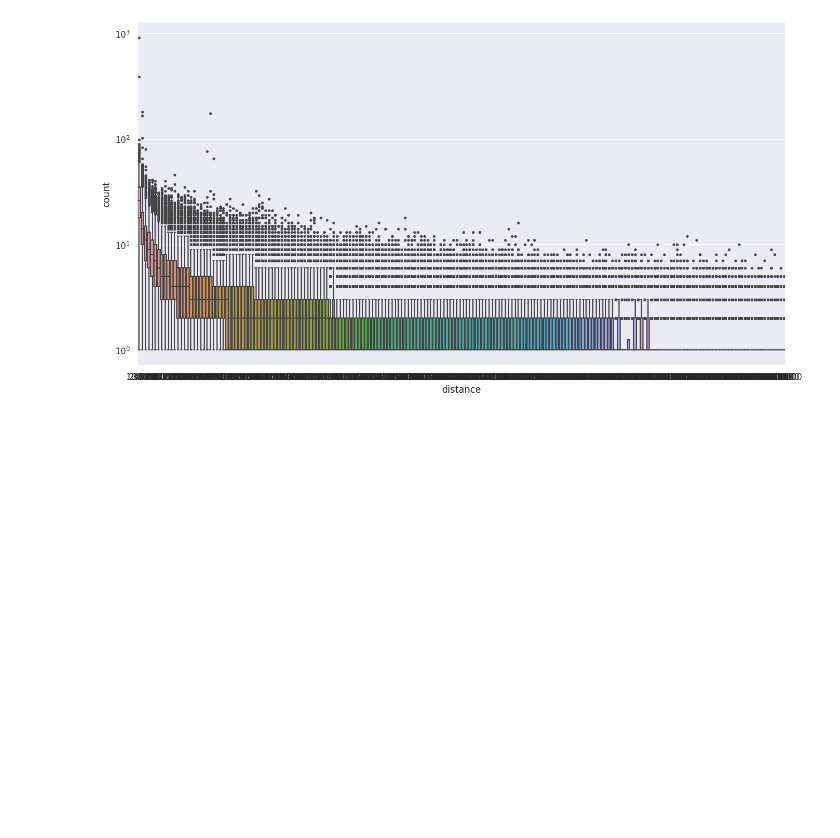
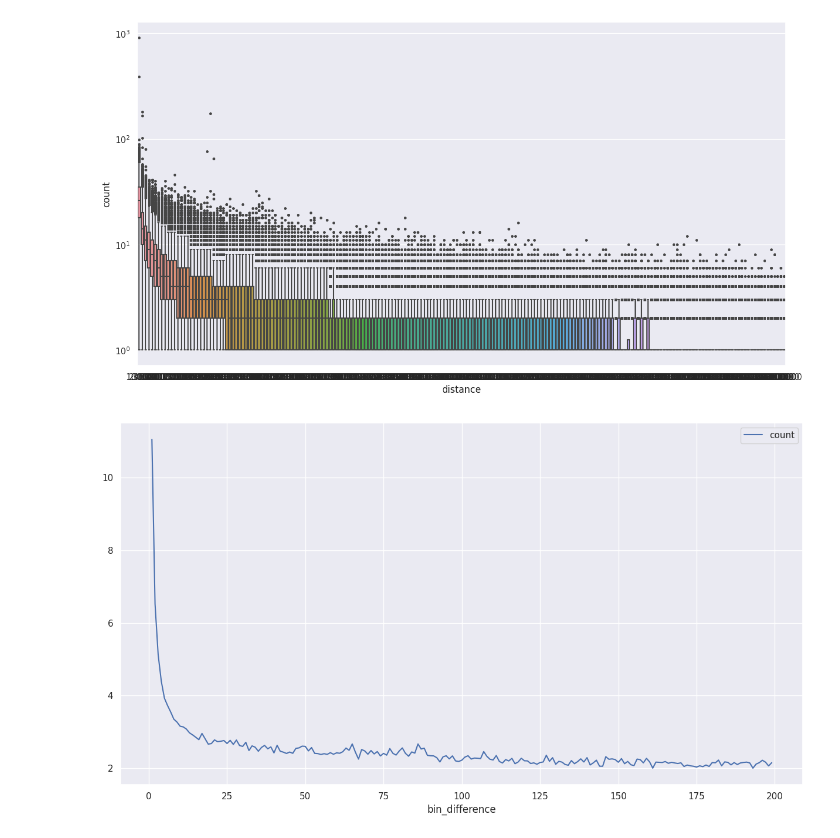
Before and after one commit to leomorelli/HiCONA, a Jupyter notebook: Reworked/parameter_testing/mean_vs_median_per_chrom.ipynb, the cells around one changed output. Drawn from its saved outputs; the diff is of its cells as text; code cells hidden in the pictures; blank space fills up the shorter version.

```diff
--- a/Reworked/parameter_testing/mean_vs_median_per_chrom.ipynb
+++ b/Reworked/parameter_testing/mean_vs_median_per_chrom.ipynb
@@ -10,7 +10,7 @@ import seaborn as sns
 # %% [markdown]
 Load data
 # %%
-DATA_PATH = "../test_files/split_mcools/fileRao_2014_HUVEC_res10000_chromchr10_filt0"
+DATA_PATH = "../test_files/chrY_4gb_test.csv"
 test_data = pd.read_csv(DATA_PATH)
 # %% [markdown]
 Compute ticks for histograms
@@ -81,3 +81,12 @@ _ = sns.boxplot(data=test_data, x="distance", y="count", flierprops={"marker":".
 plt.yscale('log')
 # %% [output]
 [figure]
+# %%
+test_data["bin_difference"] = test_data["bin2_id"] - test_data["bin1_id"]
+group_counts = test_data.groupby("bin_difference")["count"]
+decay_curve = group_counts.agg("mean").to_frame()
+decay_curve.reset_index(inplace=True)
+decay_curve.plot(x="bin_difference", y="count")
+plt.show()
+# %% [output]
+[figure, added]
```
Also changed, not shown: parts of 4 cells of this notebook, 3 other files.
